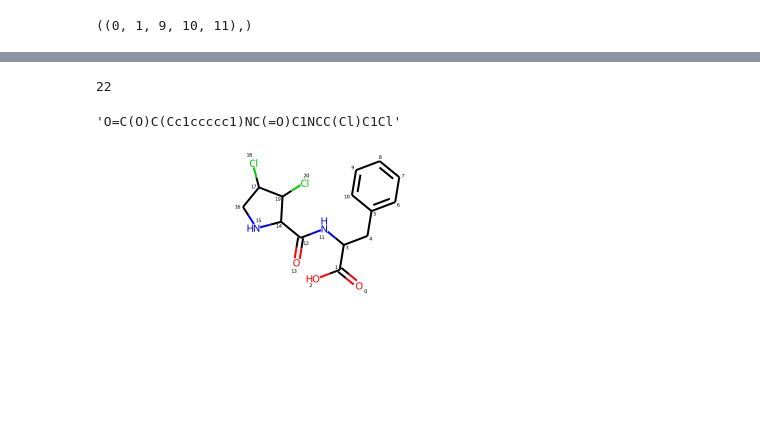
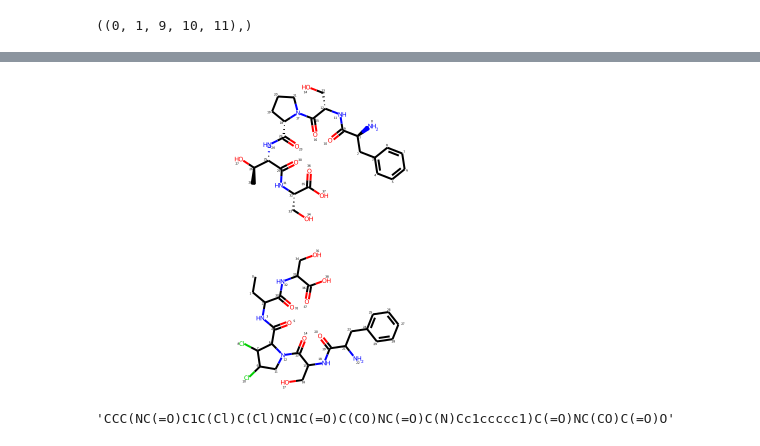
Before and after one commit to pavlov200912/nrp-generation, a Jupyter notebook: Rdkit_graph_drawing.ipynb, the cells around one changed output, grey strips where cells are left out. Saved outputs shown, nothing was run; the diff lists cells and outputs as text; code cells hidden in the pictures; blank space fills up the shorter version.

```diff
--- a/Rdkit_graph_drawing.ipynb
+++ b/Rdkit_graph_drawing.ipynb
@@ -146,4 +98,0 @@ combo#тут снова происходит перераспределение
-# %%
-edcombo.AddBond(0,13,order=Chem.rdchem.BondType.SINGLE)#надо соединять 0 и 13 атом, судя по рисунку выше
-# %% [output]
-22
@@ -152,9 +99,4 @@ back = edcombo.GetMol()#соединяем
-# %%
-back2 = Chem.MolToSmiles(back)#Посмотрим, что за смайл получился
-back2
-# %% [output]
-'O=C(O)C(Cc1ccccc1)NC(=O)C1NCC(Cl)C1Cl'
-# %%
-Chem.MolFromSmiles(back2)# Посмотрим, как выглядит молекула
-# %% [output]
-[figure, removed]
+# %%
+Chem.MolFromSmiles('N[C@@]([H])(Cc1ccccc1)C(=O)N[C@@]([H])(CO)C(=O)N1[C@@]([H])(CCC1)C(=O)N[C@@]([H])([C@]([H])(O)C)C(=O)N[C@@]([H])(CO)C(=O)O')
+# %% [output]
+[figure, added]
@@ -160,0 +127,8 @@ Chem.MolFromSmiles(back2)# Посмотрим, как выглядит моле
+# %%
+peptide
+# %% [output]
+[figure, added]
+# %%
+smile
+# %% [output]
+'CCC(NC(=O)C1C(Cl)C(Cl)CN1C(=O)C(CO)NC(=O)C(N)Cc1ccccc1)C(=O)NC(CO)C(=O)O'
```
Also changed, not shown: parts of 34 cells of this notebook.
